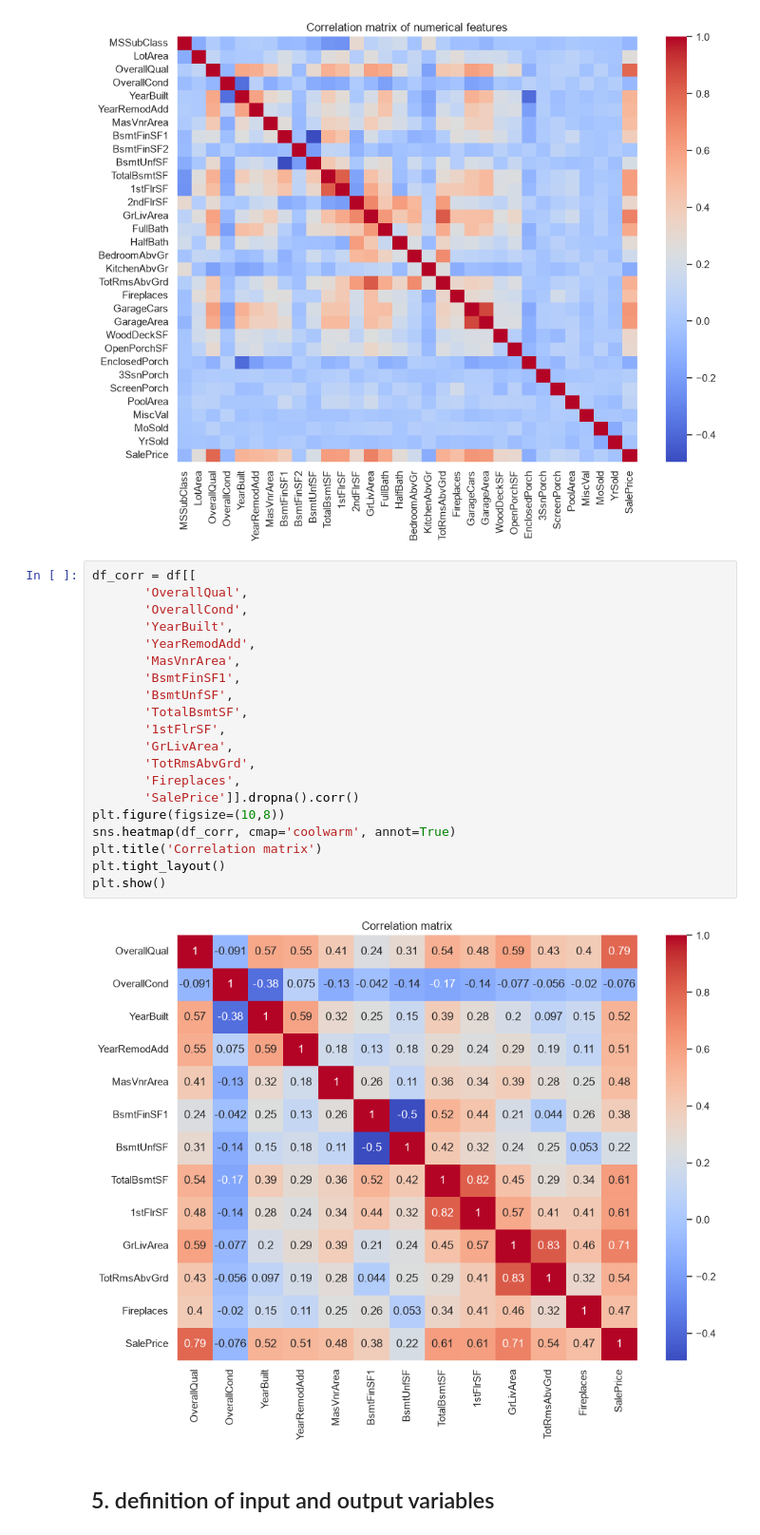
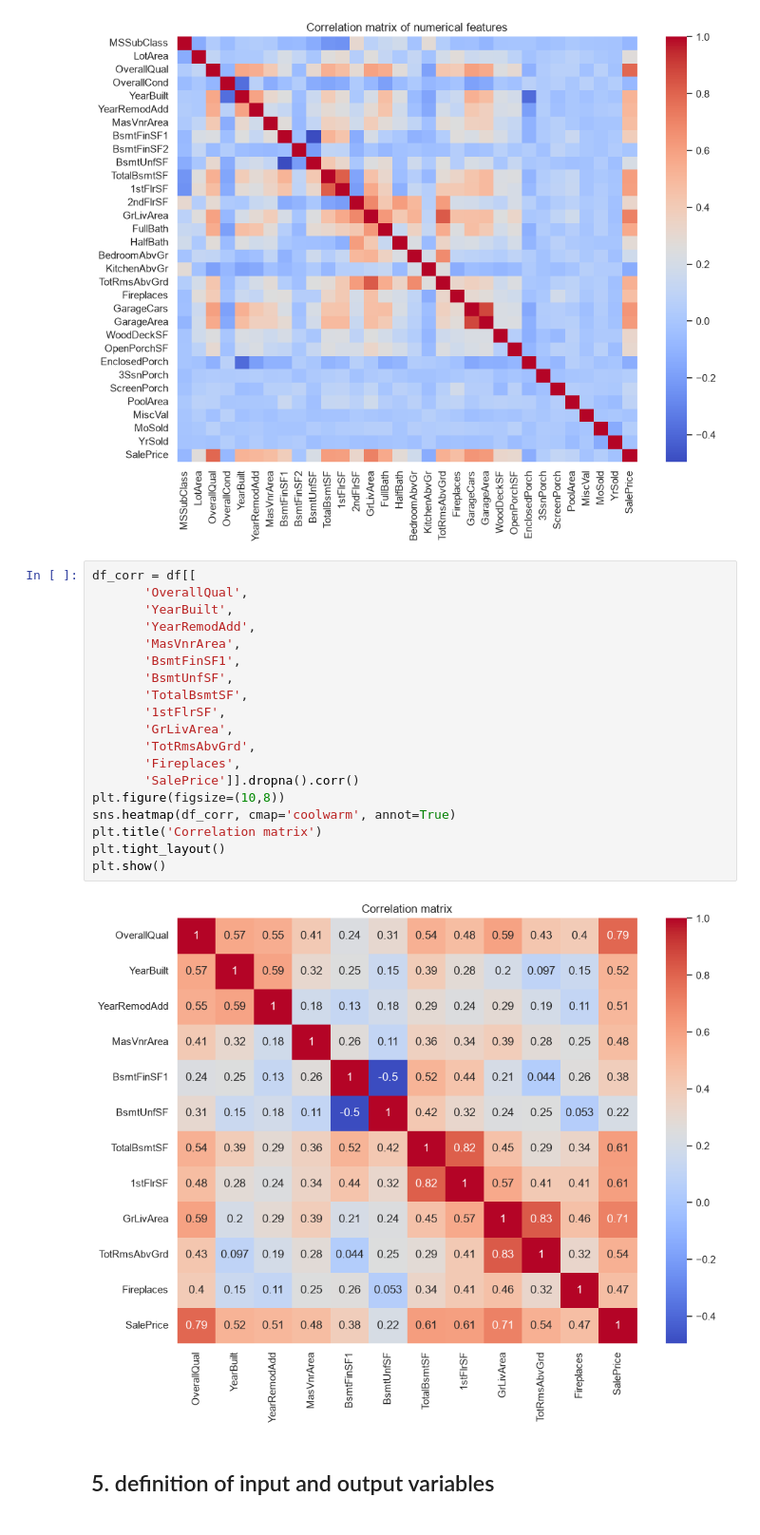
Before and after one commit to anuri-el/Machine-Learning-Technologies, a Jupyter notebook: main.ipynb, the cells around one changed output. Shown at 95% size. Drawn from its saved outputs; the diff is of its cells as text.

```diff
--- a/main.ipynb
+++ b/main.ipynb
@@ -360,25 +360,24 @@ plt.show()
 # %%
 df_corr = df[[
        'OverallQual',
-       'OverallCond',
        'YearBuilt',
        'YearRemodAdd',
        'MasVnrArea',
        'BsmtFinSF1',
        'BsmtUnfSF',
        'TotalBsmtSF',
        '1stFlrSF',
        'GrLivArea',
        'TotRmsAbvGrd',
        'Fireplaces',
        'SalePrice']].dropna().corr()
 plt.figure(figsize=(10,8))
 sns.heatmap(df_corr, cmap='coolwarm', annot=True)
 plt.title('Correlation matrix')
 plt.tight_layout()
 plt.show()
 # %% [output]
-[figure, old version]
+[figure, new version]
 # %% [markdown]
 ## 5. definition of input and output variables
 # %%
```
Also changed, not shown: parts of 10 cells of this notebook.
